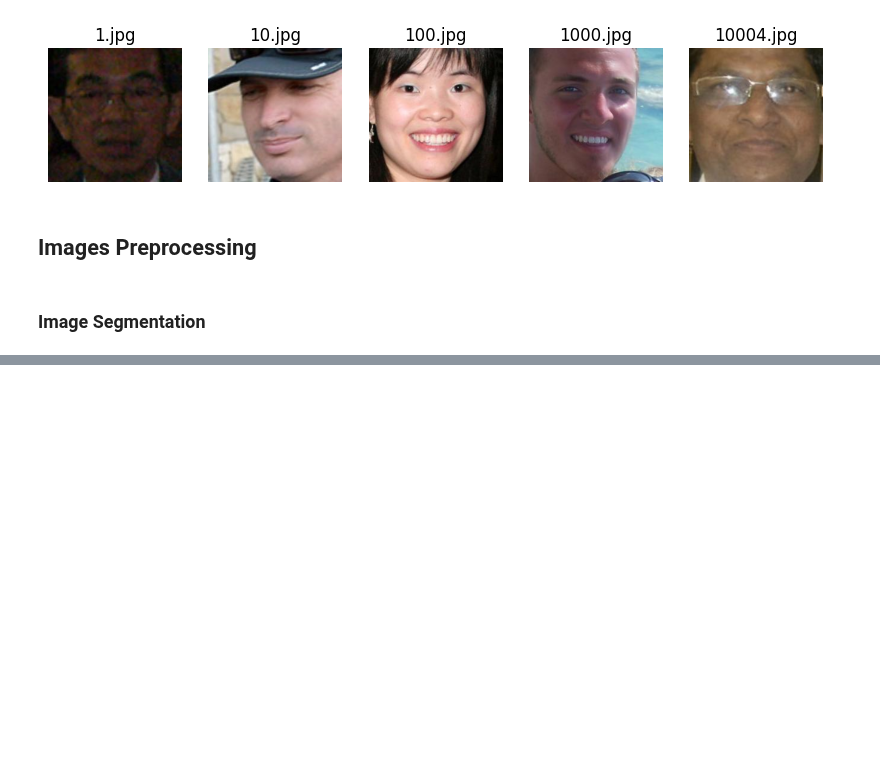
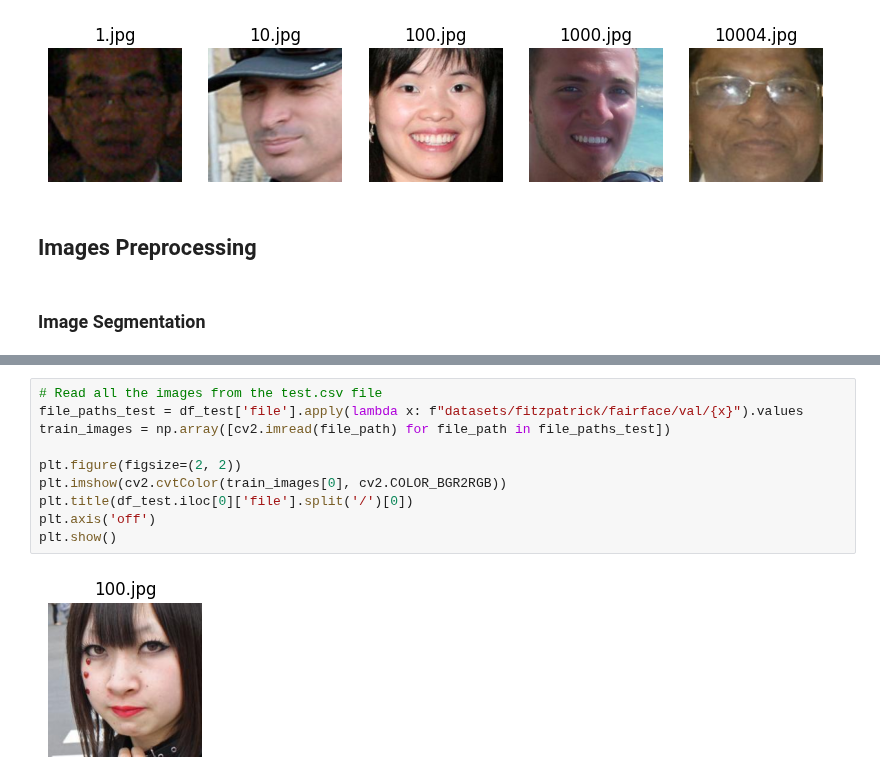
Before and after one commit to janeclrst/fores-1, a Jupyter notebook: main.ipynb, the cells around one changed output, grey strips where cells are left out. Cells and saved outputs as stored; diff of their text form; blank space fills up the shorter version.

```diff
--- a/main.ipynb
+++ b/main.ipynb
@@ -81,0 +116,12 @@ plt.show()
+# %%
+# Read all the images from the test.csv file
+file_paths_test = df_test['file'].apply(lambda x: f"datasets/fitzpatrick/fairface/val/{x}").values
+train_images = np.array([cv2.imread(file_path) for file_path in file_paths_test])
+
+plt.figure(figsize=(2, 2))
+plt.imshow(cv2.cvtColor(train_images[0], cv2.COLOR_BGR2RGB))
+plt.title(df_test.iloc[0]['file'].split('/')[0])
+plt.axis('off')
+plt.show()
+# %% [output]
+[figure, added]
```
Also changed, not shown: parts of 12 cells of this notebook.
